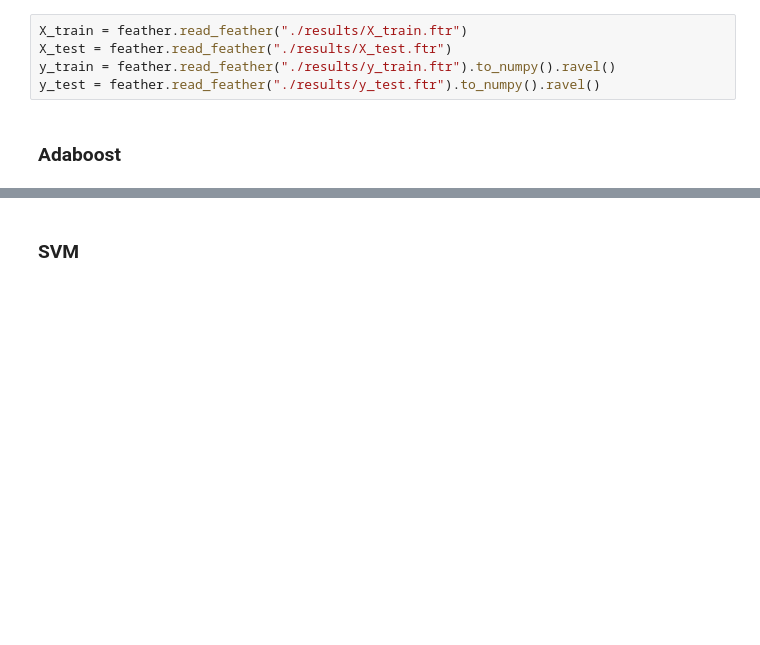
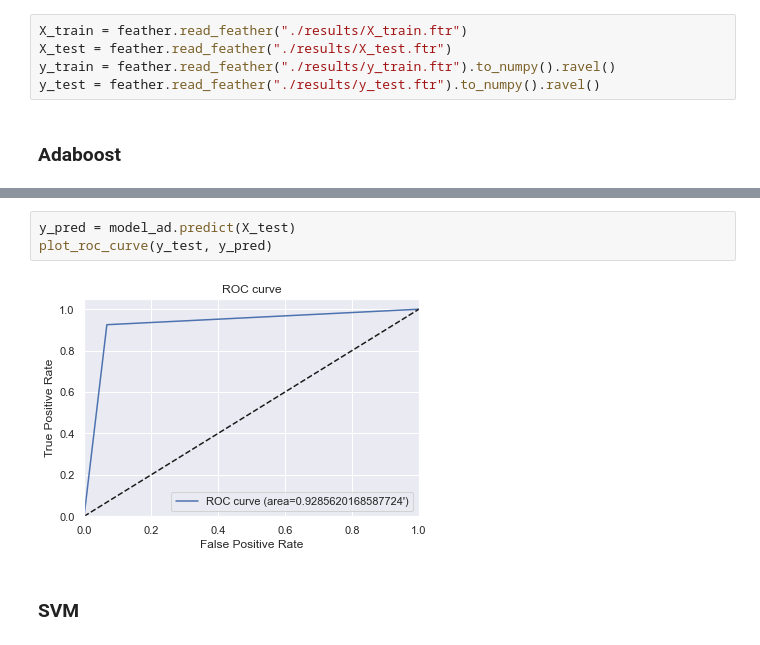
Before and after one commit to GonzaloRomeroR/CEIA, a Jupyter notebook: aprendizaje_maquina_1/project/2-Entrenamiento.ipynb, the cells around one changed output, grey strips where cells are left out. Drawn from its saved outputs; the diff is of its cells as text; blank space fills up the shorter version.

```diff
--- a/aprendizaje_maquina_1/project/2-Entrenamiento.ipynb
+++ b/aprendizaje_maquina_1/project/2-Entrenamiento.ipynb
@@ -53,3 +59,8 @@ weighted avg    0.92912   0.92897   0.92902     25976
+# %%
+y_pred = model_ad.predict(X_test)
+plot_roc_curve(y_test, y_pred)
+# %% [output]
+[figure, added]
 # %% [markdown]
 ### SVM
 # %%
```
Also changed, not shown: parts of 15 cells of this notebook, 2 other files.
